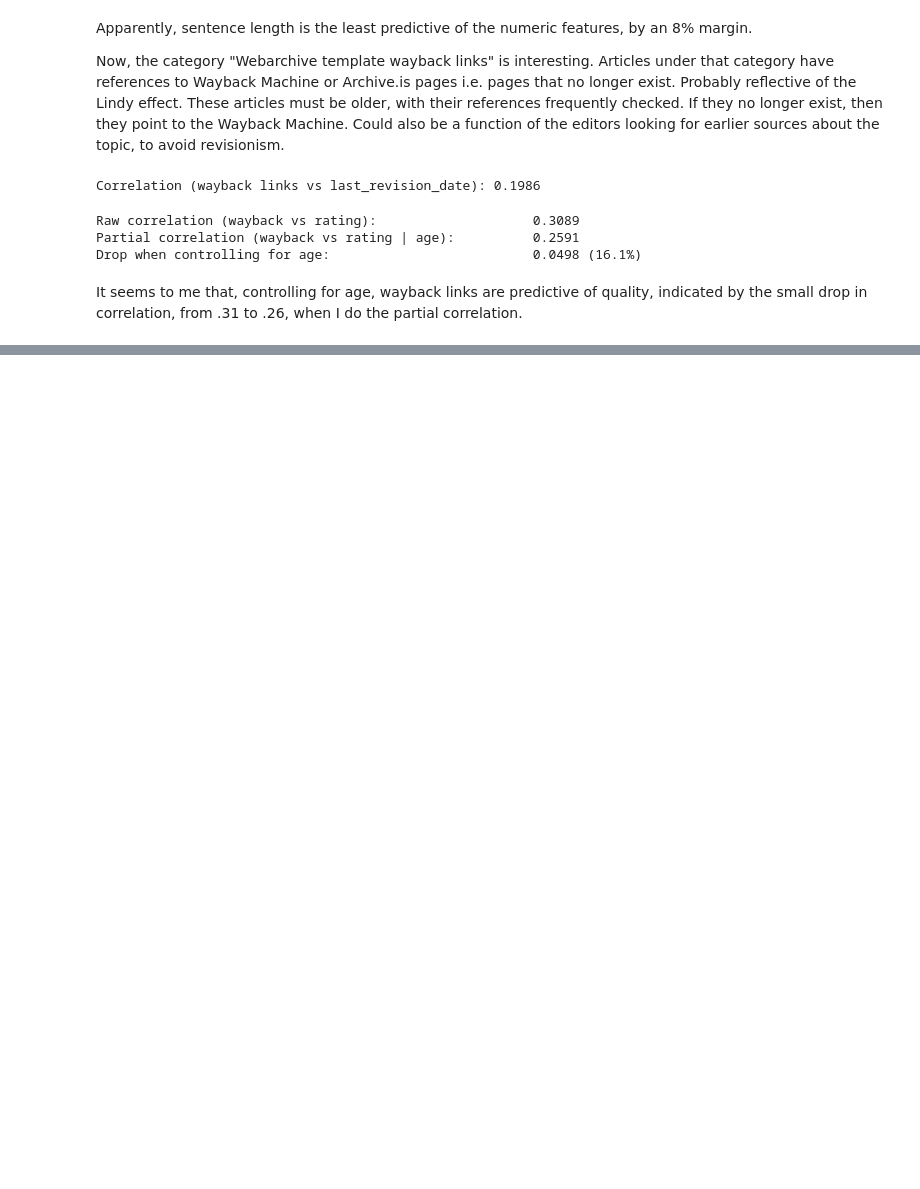
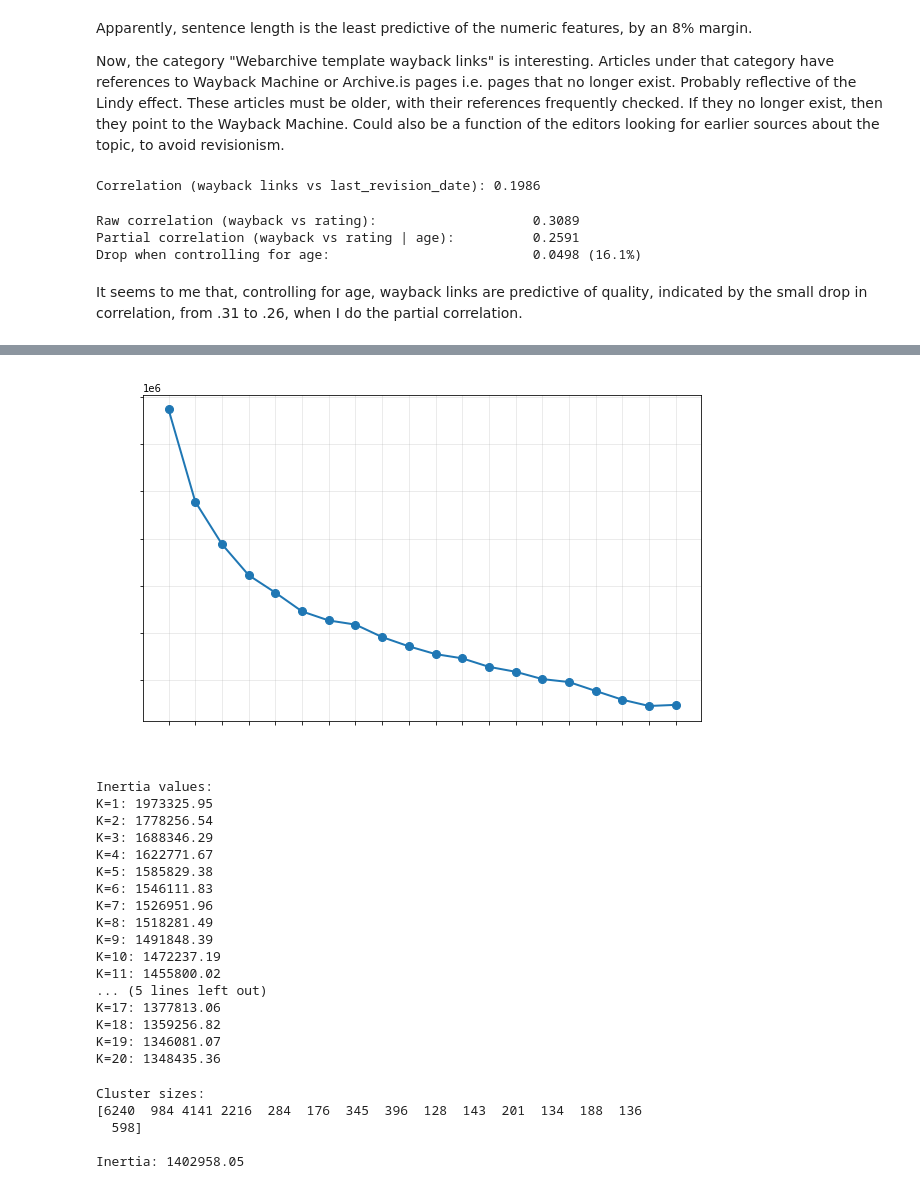
Before and after one commit to lucascampa/wikipedia-article-quality-ml, a Jupyter notebook: notebooks/Supervised and Unsupervised Learning.ipynb, the cells around one changed output, grey strips where cells are left out. Saved outputs shown, nothing was run; the diff lists cells and outputs as text; code cells hidden in the pictures; blank space fills up the shorter version.

```diff
--- a/notebooks/Supervised and Unsupervised Learning.ipynb
+++ b/notebooks/Supervised and Unsupervised Learning.ipynb
@@ -1005,2 +1007,74 @@ cluster_summary_table
 # %%
 cluster_summary_table.to_csv('cluster_summary_table.csv', index=True)
+# %%
+import pandas as pd
+
+df_lang = pd.read_csv("wiki_preprocessed.csv")
+
+lang_cols = [col for col in df_lang.columns if col.startswith("lang_")]
+df_no_lang = df_lang.drop(columns=lang_cols)
+
+df_no_lang.to_csv("wiki_no_lang.csv", index=False)
+# %%
+from sklearn.cluster import KMeans
+import matplotlib.pyplot as plt
+
+X = df_no_lang.drop(['rating'], axis=1, errors='ignore')
+
+inertias = []
+k_range = range(1, 21)
+
+for k in k_range:
+    kmeans = KMeans(n_clusters=k, random_state=42, n_init=10)
+    kmeans.fit(X)
+    inertias.append(kmeans.inertia_)
+
+plt.figure(figsize=(10, 6))
+plt.plot(k_range, inertias, marker='o', linewidth=2, markersize=8)
+plt.xlabel('Number of Clusters (K)', fontsize=12, color='white')
+plt.ylabel('Inertia', fontsize=12, color='white')
+plt.title('Elbow Method for Optimal K', fontsize=14, color='white')
+plt.grid(True, alpha=0.3)
+plt.xticks(k_range, color='white')
+plt.yticks(color='white')
+plt.show()
+
+print("Inertia values:")
+for k, inertia in zip(k_range, inertias):
+    print(f"K={k}: {inertia:.2f}")
+# %% [output]
+[figure, added]
+Inertia values:
+K=1: 1973325.95
+K=2: 1778256.54
+K=3: 1688346.29
+K=4: 1622771.67
+K=5: 1585829.38
+K=6: 1546111.83
+K=7: 1526951.96
+K=8: 1518281.49
+K=9: 1491848.39
+K=10: 1472237.19
+K=11: 1455800.02
+... (5 lines left out)
+K=17: 1377813.06
+K=18: 1359256.82
+K=19: 1346081.07
+K=20: 1348435.36
+# %%
+kmeans = KMeans(n_clusters=15, random_state=42, n_init=10)
+clusters = kmeans.fit_predict(X)
+
+df_no_lang['cluster'] = clusters
+
+df_no_lang.to_csv("clusters.csv", index=False)
+
+print(f"Cluster sizes:")
+print(np.bincount(clusters))
+print(f"\nInertia: {kmeans.inertia_:.2f}")
+# %% [output]
+Cluster sizes:
+[6240  984 4141 2216  284  176  345  396  128  143  201  134  188  136
+  598]
+
+Inertia: 1402958.05
```
Also changed, not shown: parts of 9 cells of this notebook, 3 other files.
